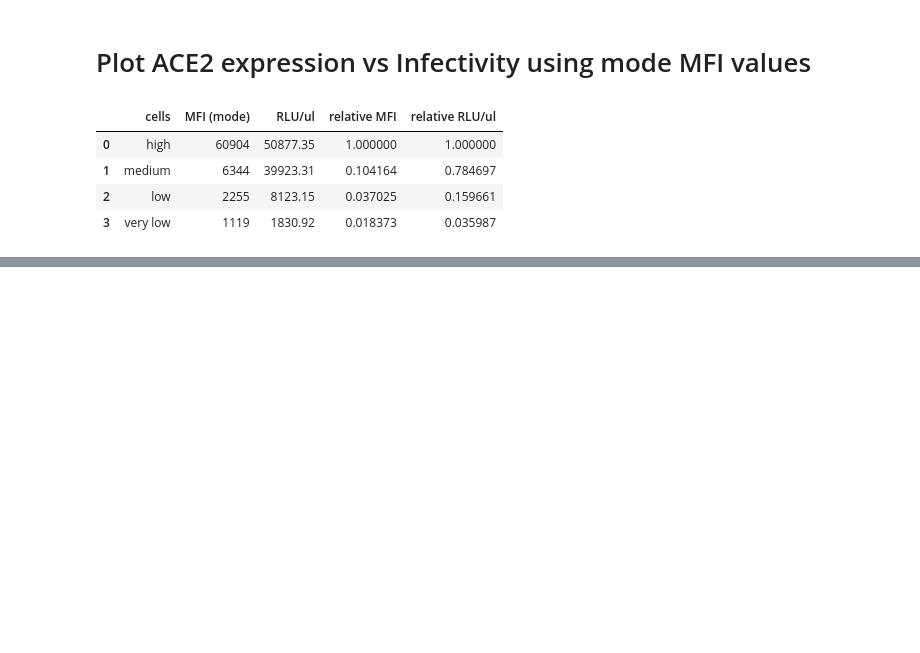
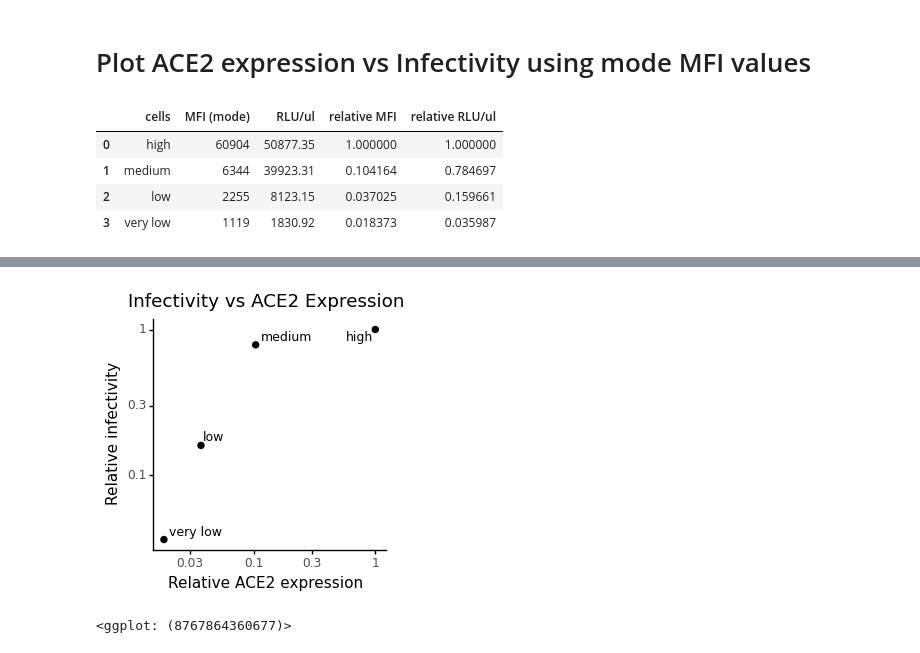
Before and after one commit to jbloomlab/Ace2_expression_neuts, a Jupyter notebook: ACE2_expression_vs_infectivity.ipynb, the cells around one changed output, grey strips where cells are left out. Drawn from its saved outputs; the diff is of its cells as text; code cells hidden in the pictures; blank space fills up the shorter version.

```diff
--- a/ACE2_expression_vs_infectivity.ipynb
+++ b/ACE2_expression_vs_infectivity.ipynb
@@ -53,0 +54,24 @@ df['cells'] = pd.Categorical(df['cells'], categories=cat_order, ordered=True)
+# %%
+# version with Y axis as log scale
+
+(
+    ggplot(df)+
+    aes(x="relative MFI", y="relative RLU/ul") +
+    geom_point(size=2) +
+    geom_text(mapping=aes(label='cells'),
+               ha='left',
+               adjust_text={'expand_points': (1.2, 1.2),
+                                    #'expand_text': (2.0, 2.0)
+                           },
+                size=9
+              ) +
+
+    theme_classic()+
+    theme(figure_size=(3,3)) +
+    labs(title = "Infectivity vs ACE2 Expression", x="Relative ACE2 expression", y="Relative infectivity") +
+    scale_x_log10() +
+    scale_y_log10()
+)
+# %% [output]
+[figure, added]
+<ggplot: (8767864360677)>
```
Also changed, not shown: parts of 1 cell of this notebook, 2 other files.
